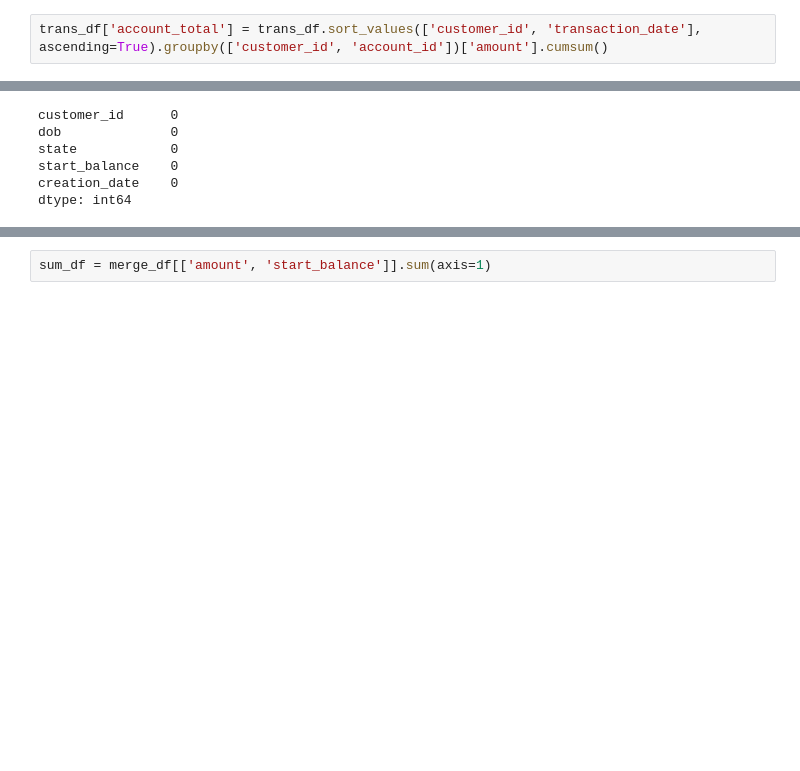
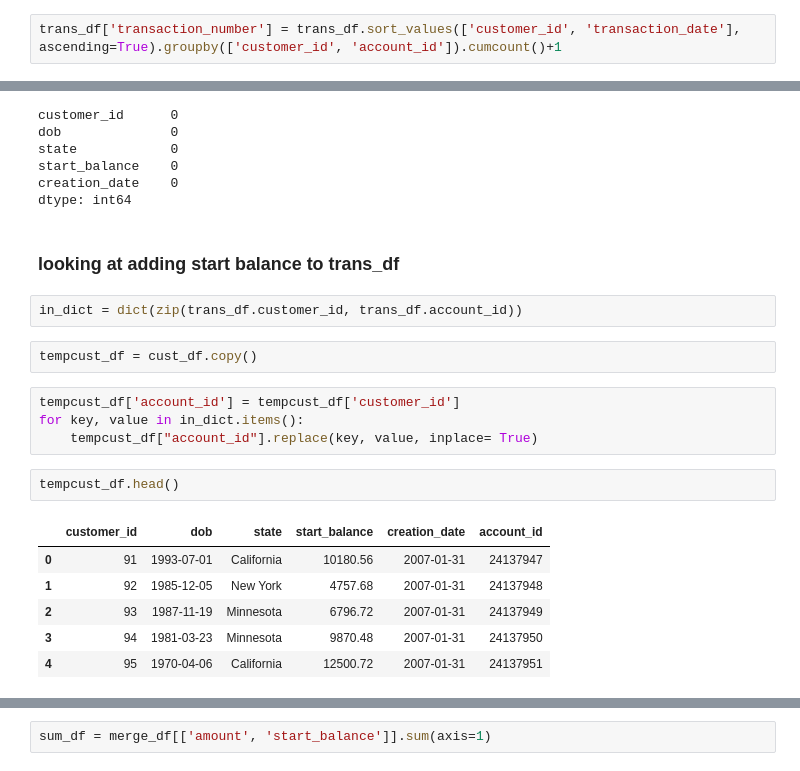
Before and after one commit to gegaddis/bank-churn, a Jupyter notebook: en_testing.ipynb, the cells around one changed output, grey strips where cells are left out. Cells and saved outputs as stored; diff of their text form; blank space fills up the shorter version.

```diff
--- a/en_testing.ipynb
+++ b/en_testing.ipynb
@@ -173,2 +176,2 @@ By grouping by customer_id and sorting by transaction_date
 # %%
-trans_df['account_total'] = trans_df.sort_values(['customer_id', 'transaction_date'], ascending=True).groupby(['customer_id', 'account_id'])['amount'].cumsum()
+trans_df['transaction_number'] = trans_df.sort_values(['customer_id', 'transaction_date'], ascending=True).groupby(['customer_id', 'account_id']).cumcount()+1
@@ -270,3 +271,22 @@ state            0
 start_balance    0
 creation_date    0
 dtype: int64
+# %% [markdown]
+### looking at adding start balance to trans_df
+# %%
+in_dict = dict(zip(trans_df.customer_id, trans_df.account_id))
+# %%
+tempcust_df = cust_df.copy()
+# %%
+tempcust_df['account_id'] = tempcust_df['customer_id']
+for key, value in in_dict.items():
+    tempcust_df["account_id"].replace(key, value, inplace= True)
+# %%
+tempcust_df.head()
+# %% [output]
+|  | customer_id | dob | state | start_balance | creation_date | account_id |
+| 0 | 91 | 1993-07-01 | California | 10180.56 | 2007-01-31 | 24137947 |
+| 1 | 92 | 1985-12-05 | New York | 4757.68 | 2007-01-31 | 24137948 |
+| 2 | 93 | 1987-11-19 | Minnesota | 6796.72 | 2007-01-31 | 24137949 |
+| 3 | 94 | 1981-03-23 | Minnesota | 9870.48 | 2007-01-31 | 24137950 |
+| 4 | 95 | 1970-04-06 | California | 12500.72 | 2007-01-31 | 24137951 |
```
Also changed, not shown: parts of 24 cells of this notebook.
